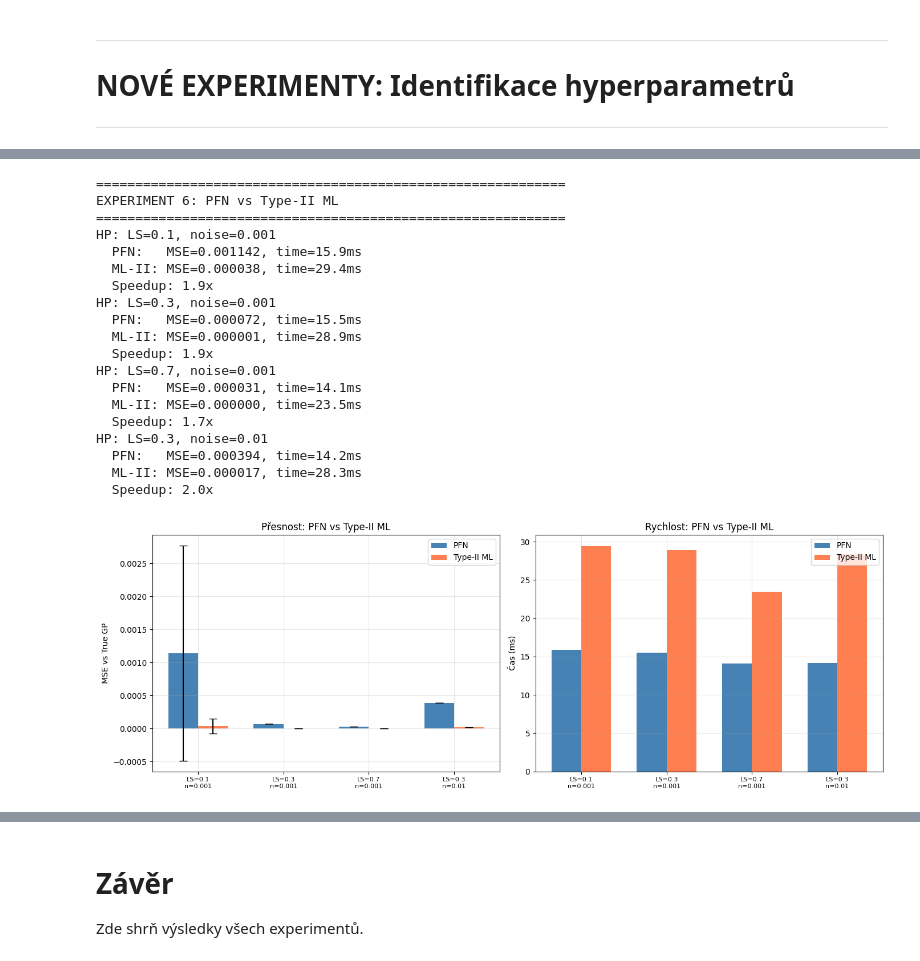
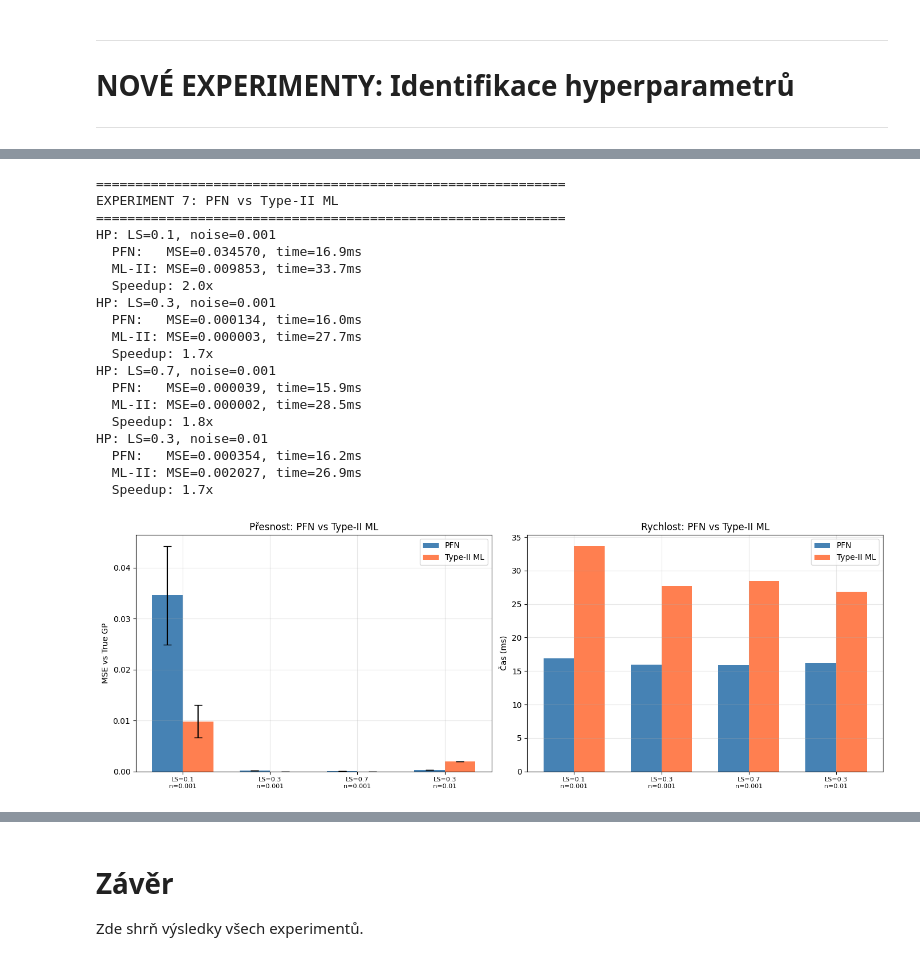
Before and after one commit to gulierus/VU_RG, a Jupyter notebook: experiments/PFN_RANDOM_HP_EXPERIMENTS.ipynb, the cells around one changed output, grey strips where cells are left out. Cells and saved outputs as stored; diff of their text form; code cells hidden in the pictures.

```diff
--- a/experiments/PFN_RANDOM_HP_EXPERIMENTS.ipynb
+++ b/experiments/PFN_RANDOM_HP_EXPERIMENTS.ipynb
@@ -53,12 +53,13 @@ print(f"✓ PyTorch: {torch.__version__}")
 # =============================================
 # NAČTENÍ MODELU
 # =============================================
-checkpoint_path = os.path.join('models', 'pfn_gp_model_hps_distr.pth')
+checkpoint_path = os.path.join('models', 'pfn_gp_model_hps_distr_300.pth')
 
 print(f"Loading: {checkpoint_path}")
 checkpoint = torch.load(checkpoint_path, map_location=device, weights_only=False)
 
 config = checkpoint['config']
+
 num_features = config['num_features']
 max_dataset_size = config['max_dataset_size']
 
@@ -108,8 +109,7 @@ loaded_model.eval()
 # GLOBÁLNÍ NASTAVENÍ
 # =============================================
 # Defaultní HP pro experimenty
-NOISE = 1e-3
-hps = {"noise": NOISE, "outputscale": 1.0, "lengthscale": 0.3}
+hps = {"noise": 1e-3, "outputscale": 1.0, "lengthscale": 0.3}
 hps_demo = hps
 
 def reset_seed():
@@ -122,6 +122,11 @@ def reset_seed():
     if torch.cuda.is_available():
         torch.cuda.manual_seed_all(s)
 
+def get_batch_cpu(batch_size, seq_len, num_features, hyperparameters, device):
+    """Wrapper: generuje data na CPU (správný seed), přesune na device."""
+    batch = get_batch_for_gp(batch_size, seq_len, num_features,
+                              device='cpu', hyperparameters=hyperparameters)
+    return Batch(x=batch.x.to(device), y=batch.y.to(device), target_y=batch.target_y.to(device))
 # Reset seedu HNED po dummy tréninku
 reset_seed()
 
@@ -785,6 +794,6 @@ n_ctx= 60: MSE(correct)=0.000008, MSE(wrong)=0.000008
 # %%
 # =============================================
-# EXPERIMENT 6: PFN vs Type-II ML
+# EXPERIMENT 7: PFN vs Type-II ML
 # =============================================
 
 def type2_ml_predict(train_x_np, train_y_np, test_x_np):
@@ -798,9 +807,9 @@ def test_pfn_vs_type2ml(model, test_hps_list=None, n_context=20, n_trials=10):
     reset_seed()
     if test_hps_list is None:
         test_hps_list = [
-            {"noise": NOISE, "outputscale": 1.0, "lengthscale": 0.1},
-            {"noise": NOISE, "outputscale": 1.0, "lengthscale": 0.3},
-            {"noise": NOISE, "outputscale": 1.0, "lengthscale": 0.7},
+            {"noise": 1e-3, "outputscale": 1.0, "lengthscale": 0.1},
+            {"noise": 1e-3, "outputscale": 1.0, "lengthscale": 0.3},
+            {"noise": 1e-3, "outputscale": 1.0, "lengthscale": 0.7},
             {"noise": 1e-2,  "outputscale": 0.5, "lengthscale": 0.3},
         ]
     all_results = []
@@ -811,7 +820,7 @@ def test_pfn_vs_type2ml(model, test_hps_list=None, n_context=20, n_trials=10):
             batch = get_batch_for_gp(batch_size=1, seq_len=100, num_features=1, hyperparameters=hps_test)
             train_x = batch.x[0, :n_context]; train_y = batch.y[0, :n_context]; test_x = batch.x[0]
             kernel_true = ConstantKernel(hps_test['outputscale']) * RBF(length_scale=ls)
-            gp_true = GaussianProcessRegressor(kernel=kernel_true, alpha=hps_test['noise'])
+            gp_true = GaussianProcessRegressor(kernel=kernel_true, alpha=hps_test['noise'], optimizer=None)
             gp_true.fit(train_x.cpu().numpy(), train_y.cpu().numpy())
             gp_pred_true = gp_true.predict(test_x.cpu().numpy())
             t0 = time.time()
@@ -835,45 +844,45 @@ def test_pfn_vs_type2ml(model, test_hps_list=None, n_context=20, n_trials=10):
         print(f"  ML-II: MSE={result['mse_ml2']:.6f}, time={result['time_ml2']*1000:.1f}ms")
         print(f"  Speedup: {result['time_ml2']/max(result['time_pfn'], 1e-6):.1f}x")
     fig, axes = plt.subplots(1, 2, figsize=(14, 5))
     labels = [f"LS={r['hps']['lengthscale']}\nn={r['hps']['noise']}" for r in all_results]
     x_pos = np.arange(len(labels)); width = 0.35
     axes[0].bar(x_pos-width/2, [r['mse_pfn'] for r in all_results], width,
                 yerr=[r['mse_pfn_std'] for r in all_results], label='PFN', color='steelblue', capsize=5)
     axes[0].bar(x_pos+width/2, [r['mse_ml2'] for r in all_results], width,
                 yerr=[r['mse_ml2_std'] for r in all_results], label='Type-II ML', color='coral', capsize=5)
     axes[0].set_xticks(x_pos); axes[0].set_xticklabels(labels, fontsize=8)
     axes[0].set_ylabel('MSE vs True GP'); axes[0].set_title('Přesnost: PFN vs Type-II ML')
     axes[0].legend(); axes[0].grid(True, alpha=0.3)
     axes[1].bar(x_pos-width/2, [r['time_pfn']*1000 for r in all_results], width, label='PFN', color='steelblue')
     axes[1].bar(x_pos+width/2, [r['time_ml2']*1000 for r in all_results], width, label='Type-II ML', color='coral')
     axes[1].set_xticks(x_pos); axes[1].set_xticklabels(labels, fontsize=8)
     axes[1].set_ylabel('Čas (ms)'); axes[1].set_title('Rychlost: PFN vs Type-II ML')
     axes[1].legend(); axes[1].grid(True, alpha=0.3)
     plt.tight_layout(); plt.show()
     return all_results
 
 print("=" * 60)
-print("EXPERIMENT 6: PFN vs Type-II ML")
+print("EXPERIMENT 7: PFN vs Type-II ML")
 print("=" * 60)
 results_6 = test_pfn_vs_type2ml(loaded_model)
 # %% [output]
 ============================================================
-EXPERIMENT 6: PFN vs Type-II ML
+EXPERIMENT 7: PFN vs Type-II ML
 ============================================================
 HP: LS=0.1, noise=0.001
-  PFN:   MSE=0.001142, time=15.9ms
-  ML-II: MSE=0.000038, time=29.4ms
-  Speedup: 1.9x
+  PFN:   MSE=0.034570, time=16.9ms
+  ML-II: MSE=0.009853, time=33.7ms
+  Speedup: 2.0x
 HP: LS=0.3, noise=0.001
-  PFN:   MSE=0.000072, time=15.5ms
-  ML-II: MSE=0.000001, time=28.9ms
-  Speedup: 1.9x
+  PFN:   MSE=0.000134, time=16.0ms
+  ML-II: MSE=0.000003, time=27.7ms
+  Speedup: 1.7x
 HP: LS=0.7, noise=0.001
-  PFN:   MSE=0.000031, time=14.1ms
-  ML-II: MSE=0.000000, time=23.5ms
+  PFN:   MSE=0.000039, time=15.9ms
+  ML-II: MSE=0.000002, time=28.5ms
+  Speedup: 1.8x
+HP: LS=0.3, noise=0.01
+  PFN:   MSE=0.000354, time=16.2ms
+  ML-II: MSE=0.002027, time=26.9ms
   Speedup: 1.7x
-HP: LS=0.3, noise=0.01
-  PFN:   MSE=0.000394, time=14.2ms
-  ML-II: MSE=0.000017, time=28.3ms
-  Speedup: 2.0x
-[figure, old version]
+[figure, new version]
```
Also changed, not shown: parts of 15 cells of this notebook, 1 other file.
